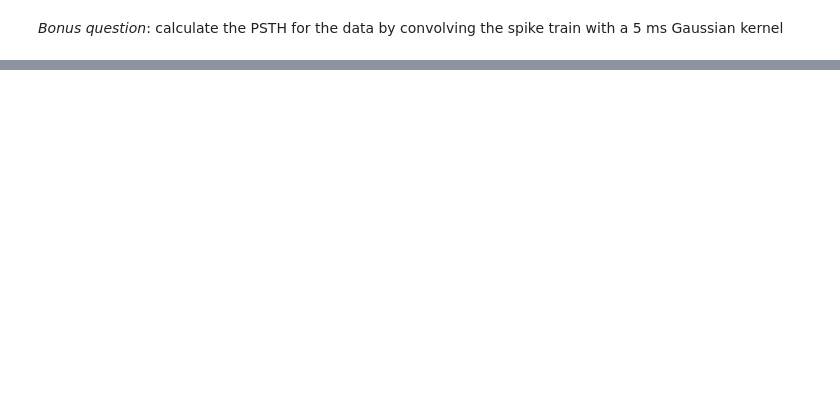
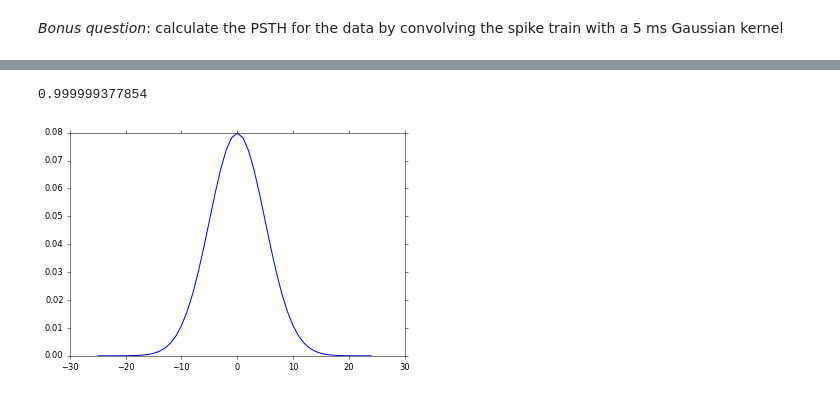
Before and after one commit to melizalab/comp-neurosci, a Jupyter notebook: assignments/session-1B-solution.ipynb, the cells around one changed output, grey strips where cells are left out. Cells and saved outputs as stored; diff of their text form; code cells hidden in the pictures; blank space fills up the shorter version.

```diff
--- a/assignments/session-1B-solution.ipynb
+++ b/assignments/session-1B-solution.ipynb
@@ -174,0 +200,12 @@ print(B)
+# %%
+# although it's technically possible to convolve the spike train directly, making a psth as an intermediate step is easiest.
+# define Gaussian on same grid as the 1 ms histogram
+# window should be about 4-5 times the std dev
+sigma = 5
+tt = np.arange(-25,25,1.0)
+w = 1/(sigma * np.sqrt(2 * np.pi)) * np.exp( - (tt)**2 / (2 * sigma**2))
+plt.plot(tt, w)
+print(w.sum())  # sum should be close to 1
+# %% [output]
+0.999999377854
+[figure, added]
```
Also changed, not shown: parts of 7 cells of this notebook.
